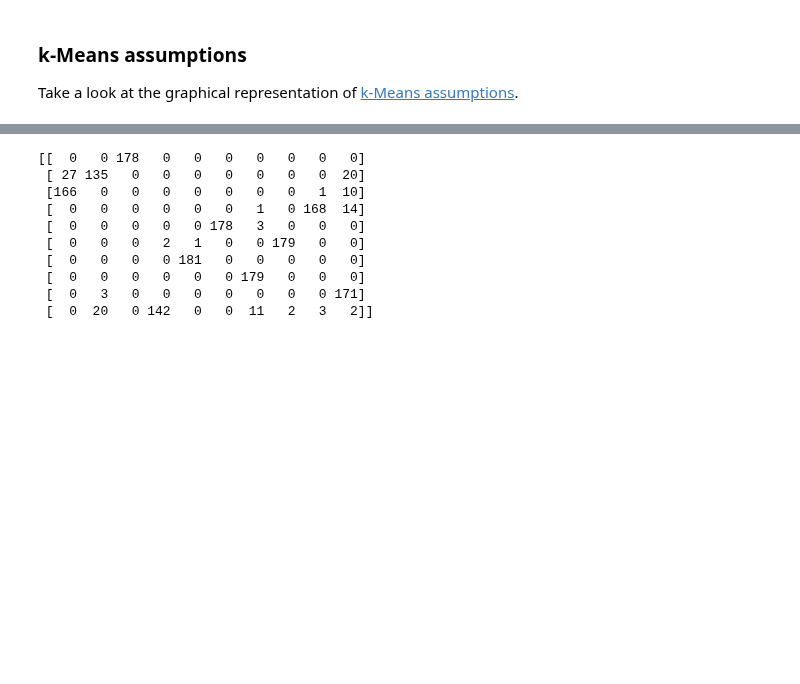
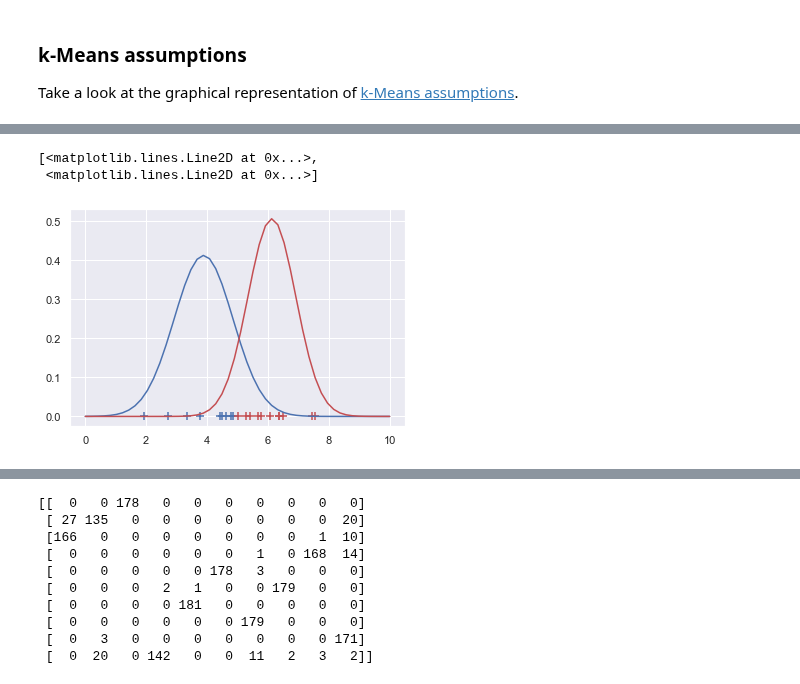
Before and after one commit to pevalisuo/AML, a Jupyter notebook: lectures/Clustering.ipynb, the cells around one changed output, grey strips where cells are left out. Drawn from its saved outputs; the diff is of its cells as text; code cells hidden in the pictures; blank space fills up the shorter version.

```diff
--- a/lectures/Clustering.ipynb
+++ b/lectures/Clustering.ipynb
@@ -316,0 +363,20 @@ Take a look at the graphical representation of [k-Means assumptions](https://sci
+# %%
+
+### EXPECTATION: Assign to the clusters so that expectation is maximized
+c1 = datax[p1>=p2]
+c2 = datax[p1<p2]
+
+# Plot the membership
+plt.scatter(c1, np.zeros(len(c1)), s=80, c='b', marker='+', alpha=1)
+plt.scatter(c2, np.zeros(len(c2)), s=80, c='r', marker='+', alpha=1)
+
+### MAXIMIZATION: Update the distributions
+g1 = lambda x: norm.pdf(x, loc=c1.mean(), scale=c1.std())
+g2 = lambda x: norm.pdf(x, loc=c2.mean(), scale=c2.std())
+plt.plot(x,g1(x), 'b-',x,g2(x), 'r-')
+
+# Then repeat the expectation and maximization steps, until converged
+# %% [output]
+[<matplotlib.lines.Line2D at 0x...>,
+ <matplotlib.lines.Line2D at 0x...>]
+[figure, added]
```
Also changed, not shown: parts of 7 cells of this notebook.
